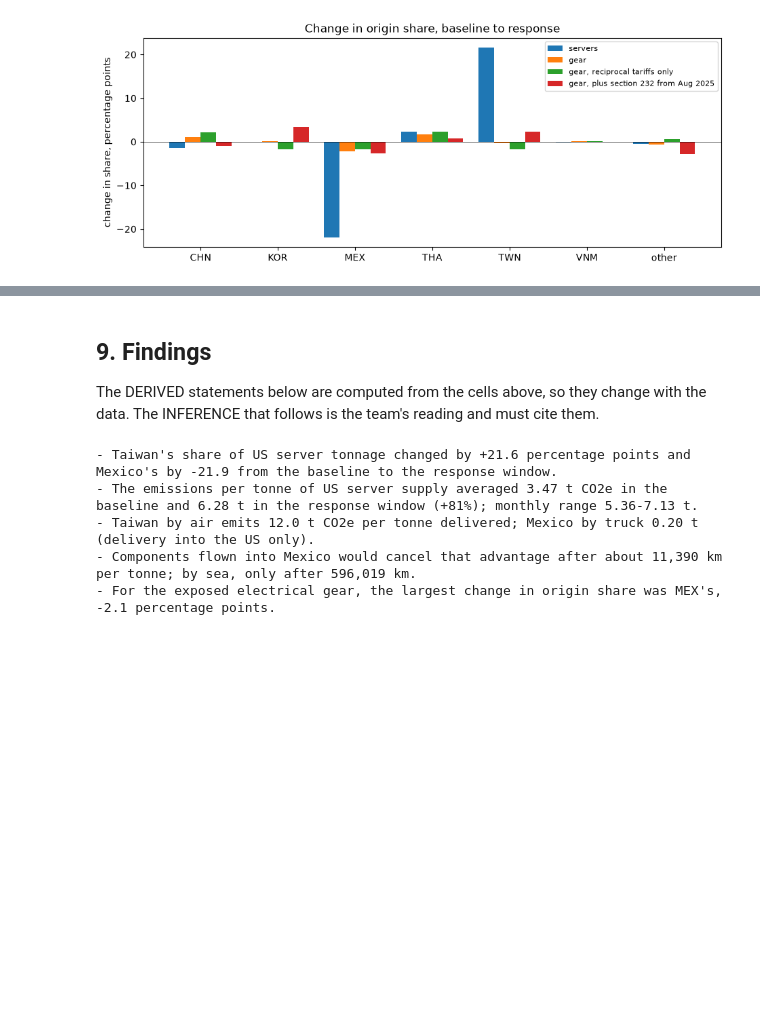
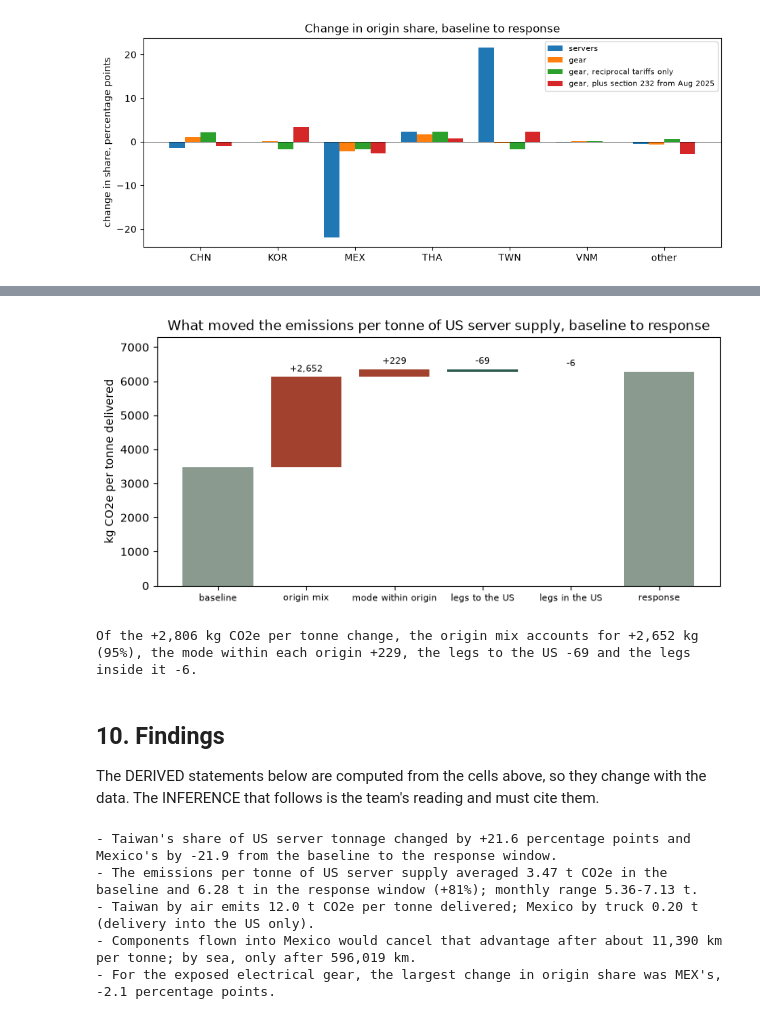
Before and after one commit to mollyegibson/shockt-climate, a Jupyter notebook: analysis/case1/case1_tariffs_2025.ipynb, the cells around one changed output, grey strips where cells are left out. Saved outputs shown, nothing was run; the diff lists cells and outputs as text; code cells hidden in the pictures; blank space fills up the shorter version.

```diff
--- a/analysis/case1/case1_tariffs_2025.ipynb
+++ b/analysis/case1/case1_tariffs_2025.ipynb
@@ -522,5 +675,37 @@ plt.show()
+# %%
+server_cells = {
+    w.name: cases.lane_mix_cells(supply, PRODUCTS["servers"], w, server_legs) for w in windows
+}
+server_split = mix_decomposition(
+    server_cells["baseline"], server_cells["response"], ["origin", "mode"]
+)
+fig, ax = plt.subplots(figsize=(9, 4))
+cases.plot_waterfall(
+    ax,
+    server_split,
+    {
+        "origin": "origin mix",
+        "mode": "mode within origin",
+        "international": "legs to the US",
+        "inland": "legs in the US",
+    },
+    "What moved the emissions per tonne of US server supply, baseline to response",
+    window_label="response",
+)
+plt.show()
+change = server_split.window - server_split.baseline
+print(
+    f"Of the {change:+,.0f} kg CO2e per tonne change, the origin mix accounts for "
+    f"{server_split.effects['origin']:+,.0f} kg ({server_split.effects['origin'] / change:.0%}), "
+    f"the mode within each origin {server_split.effects['mode']:+,.0f}, the legs to the US "
+    f"{server_split.effects['international']:+,.0f} and the legs inside it "
+    f"{server_split.effects['inland']:+,.0f}."
+)
+# %% [output]
+[figure, added]
+Of the +2,806 kg CO2e per tonne change, the origin mix accounts for +2,652 kg (95%), the mode within each origin +229, the legs to the US -69 and the legs inside it -6.
 # %% [markdown]
-## 9. Findings
+## 10. Findings
 
 The DERIVED statements below are computed from the cells above, so they change with the data. The INFERENCE that follows is the team's reading and must cite them.
 # %%
```
Also changed, not shown: parts of 9 cells of this notebook, 10 other files.
